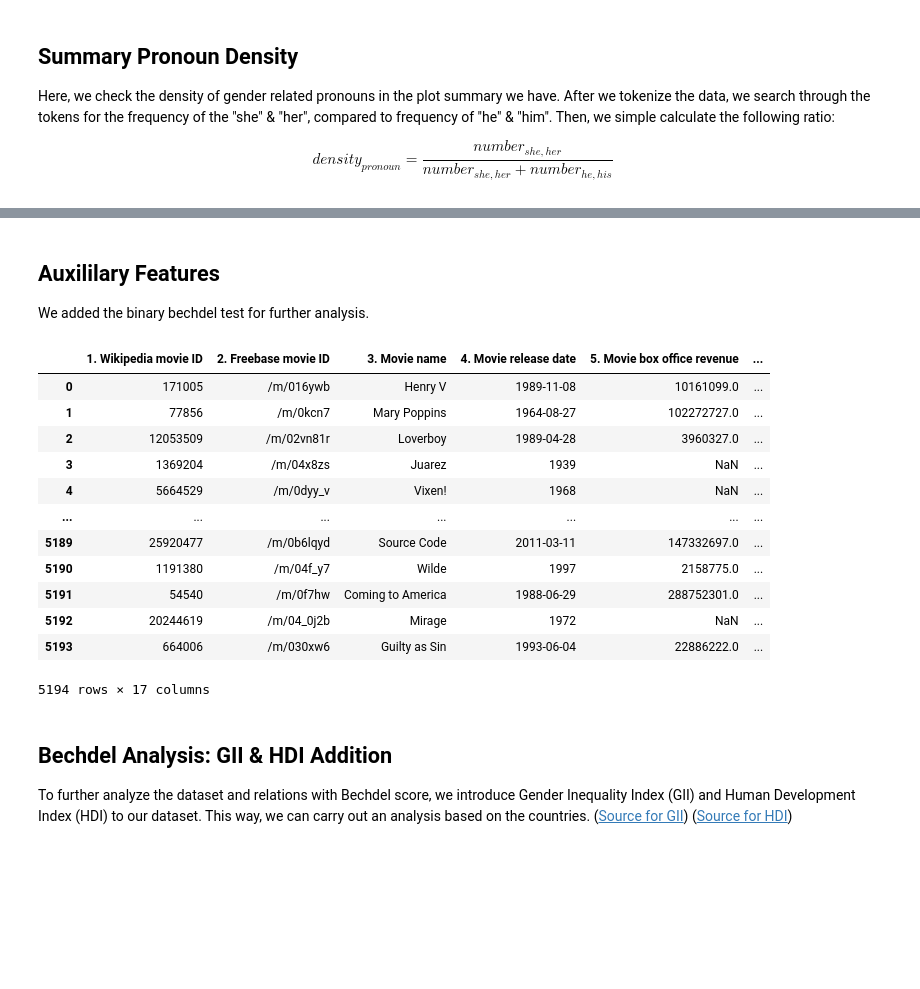
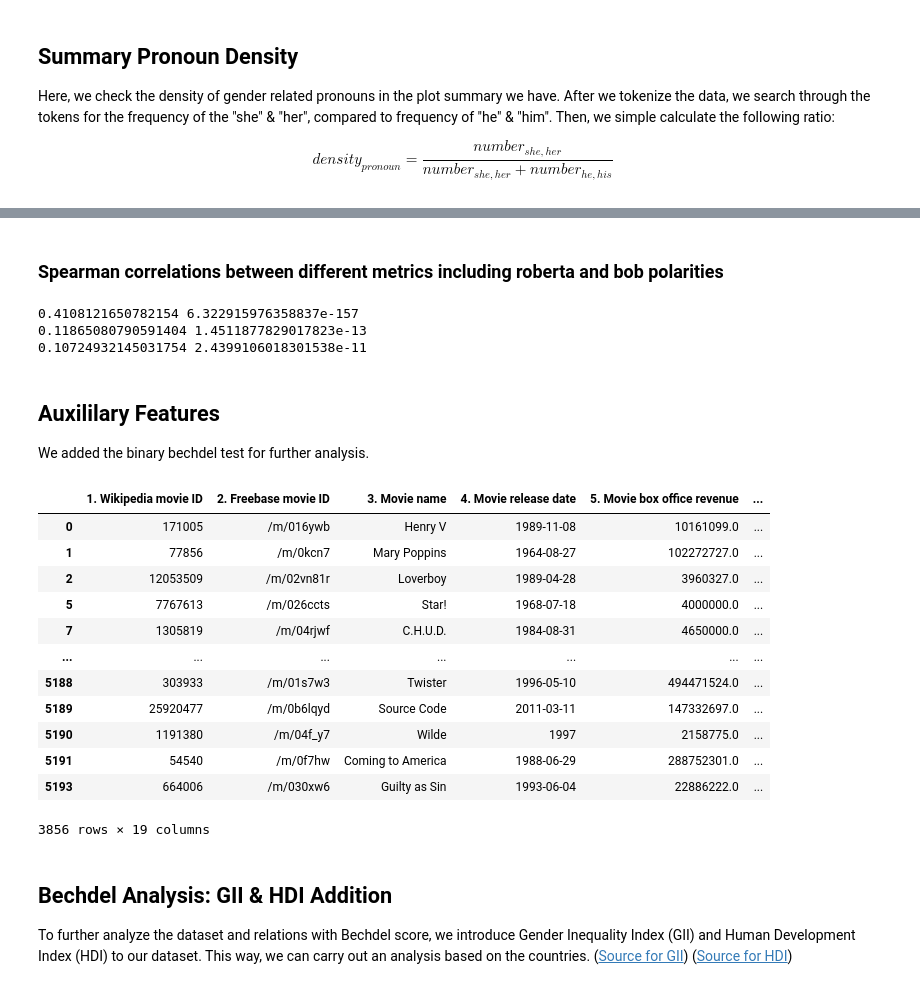
Before and after one commit to epfl-ada/ada-2023-project-pandamonium, a Jupyter notebook: dataset_expand.ipynb, the cells around one changed output, grey strips where cells are left out. Saved outputs shown, nothing was run; the diff lists cells and outputs as text; code cells hidden in the pictures; blank space fills up the shorter version.

Commit message:
this will be the main nb, added plots and mkdown

```diff
--- a/dataset_expand.ipynb
+++ b/dataset_expand.ipynb
@@ -294,9 +258,9 @@ for i, row in tqdm(plot_summaries.iterrows(), total=plot_summaries.shape[0]):
 genders=pd.DataFrame(counts)
 genders["gender_density"]=(genders['she'] + genders['her']) / (genders['she'] + genders['her'] + genders['he'] + genders['his'])
 genders_only = genders.drop(columns = ["she", "her", "he", "his"])
-movie_metadata_bechdel_sentiment_fcr_pronoun = pd.merge(movie_metadata_bechdel_sentiment_fcr, genders_only, on='1. Wikipedia movie ID', how='left')
+movie_metadata_bechdel_fcr_pronoun = pd.merge(movie_metadata_bechdel_fcr, genders, on='1. Wikipedia movie ID', how='left')
 
-display(movie_metadata_bechdel_sentiment_fcr_pronoun)
+display(movie_metadata_bechdel_fcr_pronoun)
 # %% [output]
 |  | 1. Wikipedia movie ID | 2. Freebase movie ID | 3. Movie name | 4. Movie release date | 5. Movie box office revenue | ... |
 | 0 | 171005 | /m/016ywb | Henry V | 1989-11-08 | 10161099.0 | ... |
@@ -313,0 +368,14 @@ display(movie_metadata_bechdel_sentiment_fcr_pronoun)
+# %%
+polarity_scores_final=[]
+for i, row in tqdm(plot_summaries.iterrows(), total=plot_summaries.shape[0]):
+    #print(i)
+    blob=TextBlob(row[1])
+    polarity_scores = {
+        'index': row[0],
+        'sentiment_polarity_blob': blob.sentiment[0],
+    }
+    polarity_scores_final.append(polarity_scores)
+
+polarities=polarity_scores_final.copy()
+polarities=pd.DataFrame(polarity_scores_final)
+polarities.to_csv("polarities.csv", index=False)
@@ -313,0 +405,13 @@ display(movie_metadata_bechdel_sentiment_fcr_pronoun)
+# %%
+sentiments_sync = sentiments[sentiments["index"].isin(movie_metadata_bechdel_fcr_pronoun["1. Wikipedia movie ID"])]
+sentiments_sync.columns = ["1. Wikipedia movie ID", "negative", "neutral", "positive"]
+movie_metadata_bechdel_fcr_pronoun_sentiment = pd.merge(movie_metadata_bechdel_fcr_pronoun, sentiments_sync, on='1. Wikipedia movie ID', how="left")
+print("After sentiment scores added:",movie_metadata_bechdel_fcr_pronoun.shape)
+
+polarities_sync = polarities[polarities["index"].isin(movie_metadata_bechdel_fcr_pronoun_sentiment["1. Wikipedia movie ID"])]
+polarities_sync.columns = ["1. Wikipedia movie ID", "polarity_bob"]
+movie_metadata_bechdel_fcr_pronoun_sentiment = pd.merge(movie_metadata_bechdel_fcr_pronoun_sentiment, polarities_sync, on='1. Wikipedia movie ID', how="left")
+movie_metadata_bechdel_fcr_pronoun_sentiment["polarity_roberta"]=movie_metadata_bechdel_fcr_pronoun_sentiment["positive"]-movie_metadata_bechdel_fcr_pronoun_sentiment["negative"]
+
+movie_metadata_bechdel_fcr_pronoun_sentiment=movie_metadata_bechdel_fcr_pronoun_sentiment.dropna(subset=["bechdel_score", "actor_mention_score", "polarity_bob", "polarity_roberta", "gender_density"])
+display(movie_metadata_bechdel_fcr_pronoun_sentiment)
@@ -313,0 +433,17 @@ display(movie_metadata_bechdel_sentiment_fcr_pronoun)
+# %% [markdown]
+### Spearman correlations between different metrics including roberta and bob polarities
+# %%
+
+
+spearman_corr, spearman_p_value = spearmanr(movie_metadata_bechdel_fcr_pronoun_sentiment['polarity_bob'], movie_metadata_bechdel_fcr_pronoun_sentiment['polarity_roberta'])
+print(spearman_corr, spearman_p_value)
+
+spearman_corr, spearman_p_value = spearmanr(movie_metadata_bechdel_fcr_pronoun_sentiment['polarity_bob'], movie_metadata_bechdel_fcr_pronoun_sentiment['actor_mention_score'])
+print(spearman_corr, spearman_p_value)
+
+spearman_corr, spearman_p_value = spearmanr(movie_metadata_bechdel_fcr_pronoun_sentiment['polarity_roberta'], movie_metadata_bechdel_fcr_pronoun_sentiment['actor_mention_score'])
+print(spearman_corr, spearman_p_value)
+# %% [output]
+0.4108121650782154 6.322915976358837e-157
+0.11865080790591404 1.4511877829017823e-13
+0.10724932145031754 2.4399106018301538e-11
@@ -316,22 +478,22 @@ display(movie_metadata_bechdel_sentiment_fcr_pronoun)
 
 We added the binary bechdel test for further analysis.
 # %%
-movie_metadata_bechdel_sentiment_fcr_pronoun["bechdel_binary"] = (movie_metadata_bechdel_sentiment_fcr_pronoun["bechdel_score"] == 3).astype(int)
+movie_metadata_bechdel_fcr_pronoun_sentiment["bechdel_binary"] = (movie_metadata_bechdel_fcr_pronoun_sentiment["bechdel_score"] == 3).astype(int)
 # %%
-display(movie_metadata_bechdel_sentiment_fcr_pronoun)
+display(movie_metadata_bechdel_fcr_pronoun_sentiment)
 # %% [output]
 |  | 1. Wikipedia movie ID | 2. Freebase movie ID | 3. Movie name | 4. Movie release date | 5. Movie box office revenue | ... |
 | 0 | 171005 | /m/016ywb | Henry V | 1989-11-08 | 10161099.0 | ... |
 | 1 | 77856 | /m/0kcn7 | Mary Poppins | 1964-08-27 | 102272727.0 | ... |
 | 2 | 12053509 | /m/02vn81r | Loverboy | 1989-04-28 | 3960327.0 | ... |
-| 3 | 1369204 | /m/04x8zs | Juarez | 1939 | NaN | ... |
-| 4 | 5664529 | /m/0dyy_v | Vixen! | 1968 | NaN | ... |
+| 5 | 7767613 | /m/026ccts | Star! | 1968-07-18 | 4000000.0 | ... |
+| 7 | 1305819 | /m/04rjwf | C.H.U.D. | 1984-08-31 | 4650000.0 | ... |
 | ... | ... | ... | ... | ... | ... | ... |
+| 5188 | 303933 | /m/01s7w3 | Twister | 1996-05-10 | 494471524.0 | ... |
 | 5189 | 25920477 | /m/0b6lqyd | Source Code | 2011-03-11 | 147332697.0 | ... |
 | 5190 | 1191380 | /m/04f_y7 | Wilde | 1997 | 2158775.0 | ... |
 | 5191 | 54540 | /m/0f7hw | Coming to America | 1988-06-29 | 288752301.0 | ... |
-| 5192 | 20244619 | /m/04_0j2b | Mirage | 1972 | NaN | ... |
 | 5193 | 664006 | /m/030xw6 | Guilty as Sin | 1993-06-04 | 22886222.0 | ... |
-5194 rows × 17 columns
+3856 rows × 19 columns
 # %%
 #Dump final dataset to csv file
```
Also changed, not shown: parts of 22 cells of this notebook.
